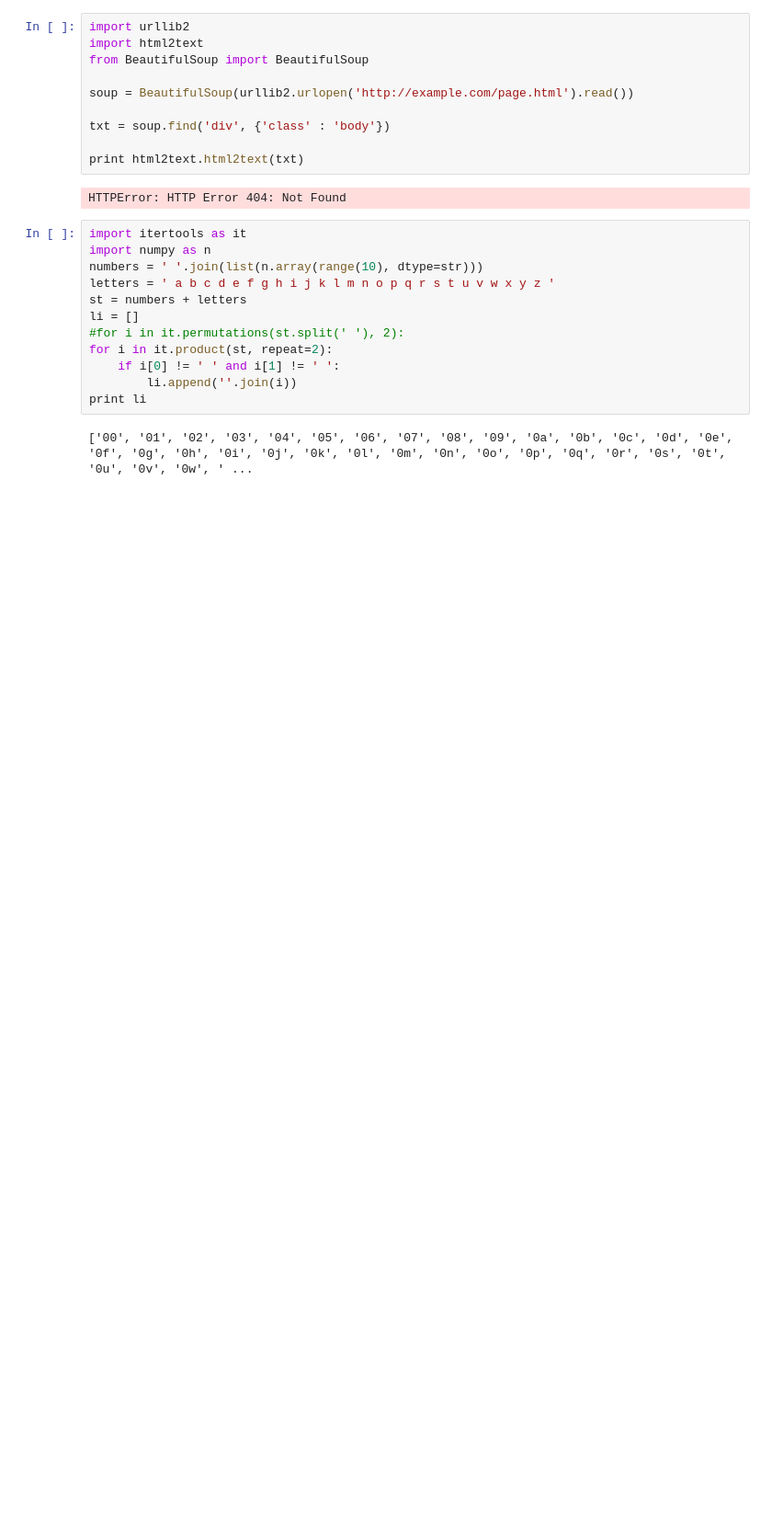
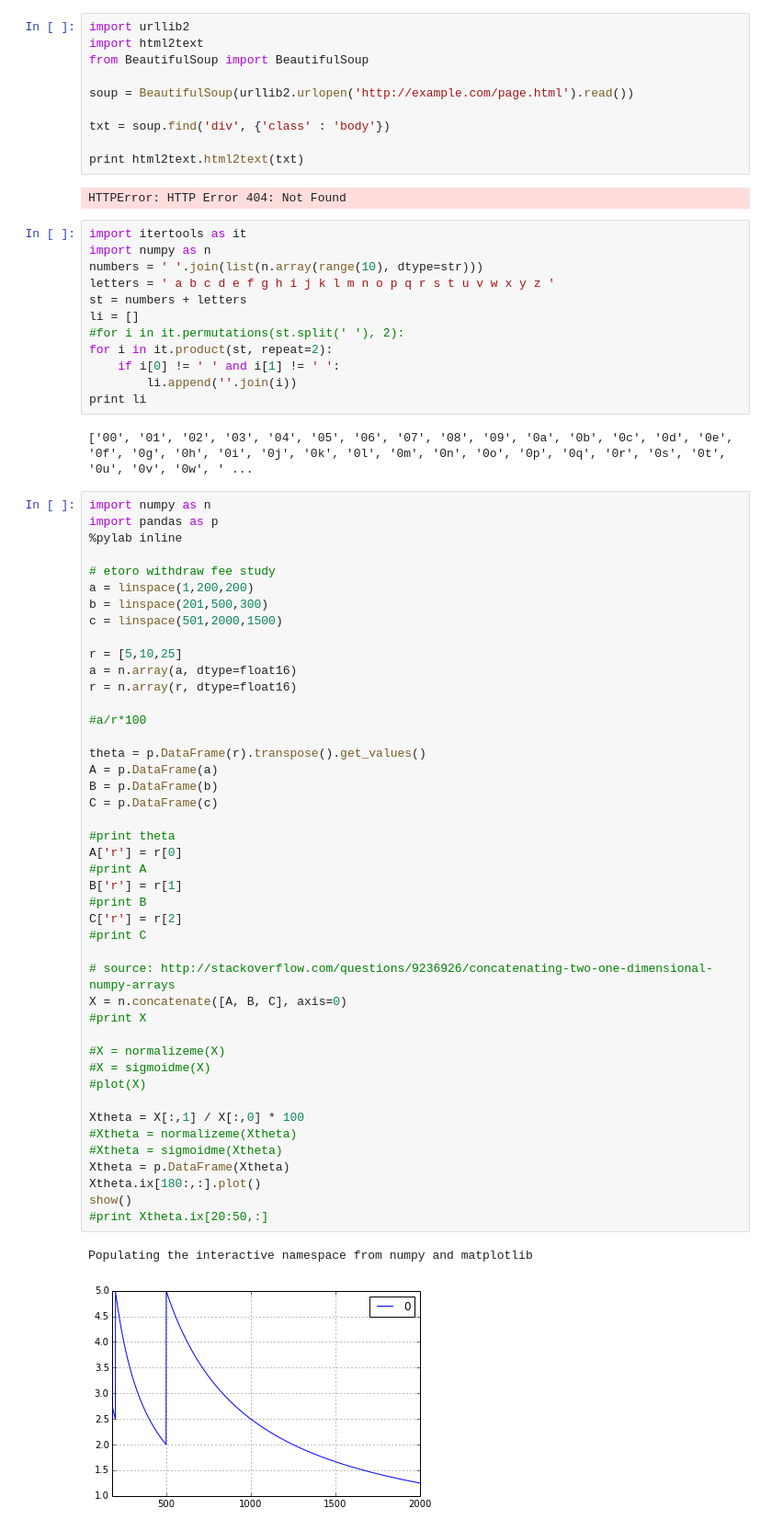
Before and after one commit to qorelogic/ml2, a Jupyter notebook: bin/etoro-fun.ipynb, the cells around one changed output. Shown at 92% size. Saved outputs shown, nothing was run; the diff lists cells and outputs as text; blank space fills up the shorter version.

```diff
--- a/bin/etoro-fun.ipynb
+++ b/bin/etoro-fun.ipynb
@@ -531,3 +531,50 @@ for i in it.product(st, repeat=2):
 print li
 # %% [output]
 ['00', '01', '02', '03', '04', '05', '06', '07', '08', '09', '0a', '0b', '0c', '0d', '0e', '0f', '0g', '0h', '0i', '0j', '0k', '0l', '0m', '0n', '0o', '0p', '0q', '0r', '0s', '0t', '0u', '0v', '0w', ' ...
+# %%
+import numpy as n
+import pandas as p
+%pylab inline
+
+# etoro withdraw fee study
+a = linspace(1,200,200)
+b = linspace(201,500,300)
+c = linspace(501,2000,1500)
+
+r = [5,10,25]
+a = n.array(a, dtype=float16)
+r = n.array(r, dtype=float16)
+
+#a/r*100
+
+theta = p.DataFrame(r).transpose().get_values()
+A = p.DataFrame(a)
+B = p.DataFrame(b)
+C = p.DataFrame(c)
+
+#print theta
+A['r'] = r[0]
+#print A
+B['r'] = r[1]
+#print B
+C['r'] = r[2]
+#print C
+
+# source: http://stackoverflow.com/questions/9236926/concatenating-two-one-dimensional-numpy-arrays
+X = n.concatenate([A, B, C], axis=0)
+#print X
+
+#X = normalizeme(X)
+#X = sigmoidme(X)
+#plot(X)
+
+Xtheta = X[:,1] / X[:,0] * 100
+#Xtheta = normalizeme(Xtheta)
+#Xtheta = sigmoidme(Xtheta)
+Xtheta = p.DataFrame(Xtheta)
+Xtheta.ix[180:,:].plot()
+show()
+#print Xtheta.ix[20:50,:]
+# %% [output]
+Populating the interactive namespace from numpy and matplotlib
+[figure, added]
```
Also changed, not shown: parts of 1 cell of this notebook, 2 other files.
